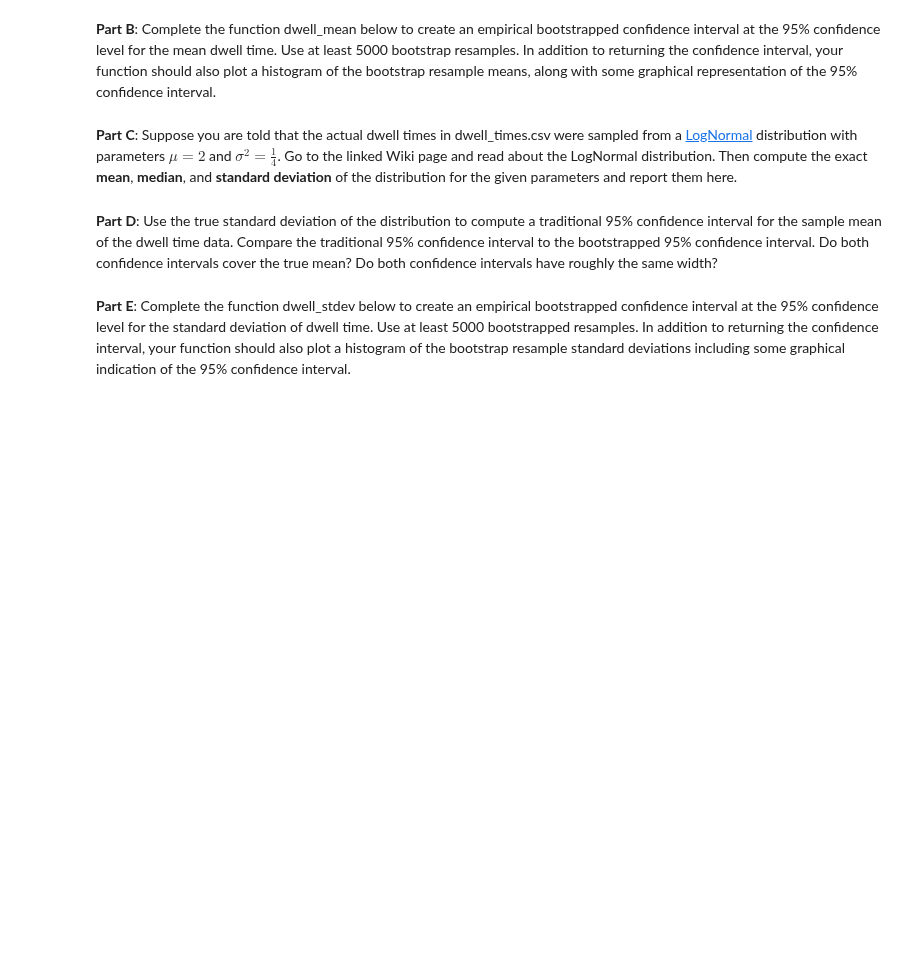
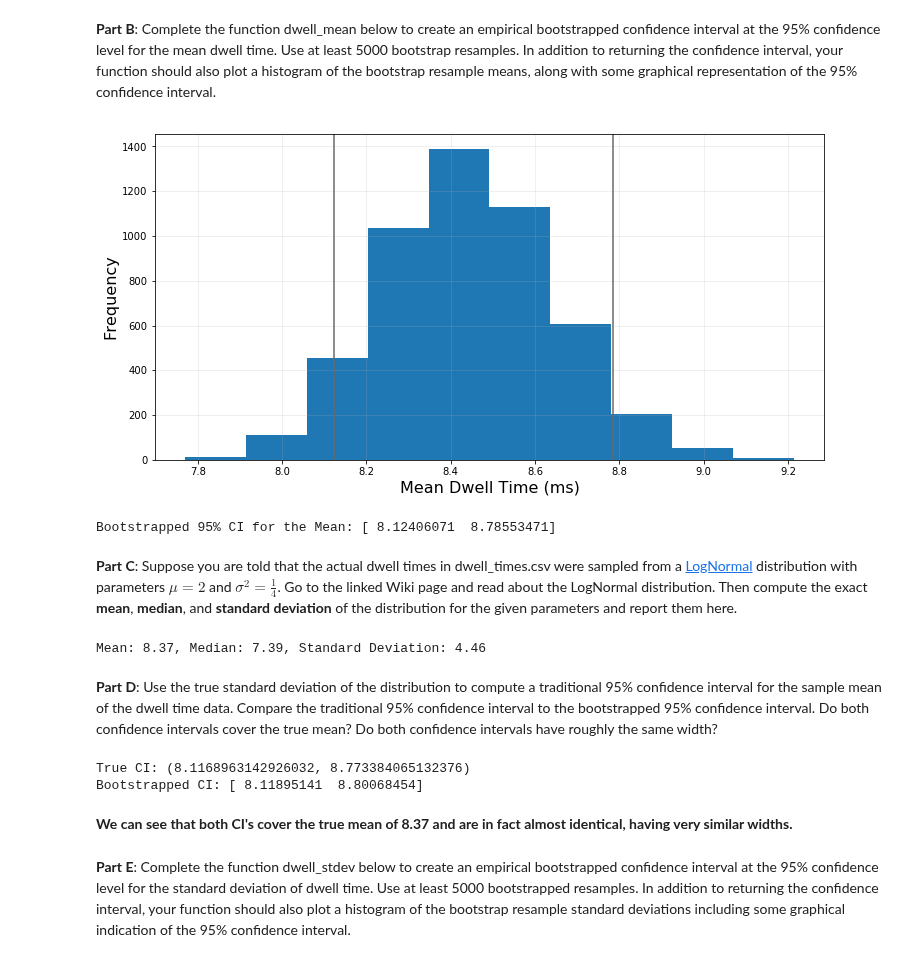
Before and after one commit to scuthbert/DataScience, a Jupyter notebook: hmwk/hmwk05/hmwk05.ipynb, the cells around one changed output. Saved outputs shown, nothing was run; the diff lists cells and outputs as text; code cells hidden in the pictures; blank space fills up the shorter version.

```diff
--- a/hmwk/hmwk05/hmwk05.ipynb
+++ b/hmwk/hmwk05/hmwk05.ipynb
@@ -281,6 +275,55 @@ def dwell_mean(df, num_boots=5000, isPlot=False):
+# %%
+def dwell_mean(df, num_boots=5000, isPlot=False):
+
+    CI = np.array([0.0, 1.0])
+
+    # resample the data num_boots time
+    # compute the sample means of each resample
+    resampled = np.zeros(num_boots)
+    for ii in range(num_boots):
+        resampled[ii] = np.mean(np.random.choice(df, size=(len(df)), replace=True))
+
+    CI[0] = np.percentile(resampled, 5)
+    CI[1] = np.percentile(resampled, 95)
+
+    if isPlot:
+        # TODO plot histogram
+        fig, ax = plt.subplots(nrows=1, ncols=1, figsize=(12,6))
+        ax.grid(True, alpha=0.25)
+        plt.ylabel('Frequency',fontsize=16)
+        plt.xlabel('Mean Dwell Time (ms)',fontsize=16)
+        plt.hist(resampled)
+        plt.axvline(CI[0], color="dimgrey")
+        plt.axvline(CI[1], color="dimgrey")
+        plt.show()
+
+    return CI
+
+
+print("Bootstrapped 95% CI for the Mean:", dwell_mean(dwellDf["dwell time"], isPlot=True))
+# %% [output]
+[figure, added]
+Bootstrapped 95% CI for the Mean: [ 8.12406071  8.78553471]
 # %% [markdown]
 **Part C**: Suppose you are told that the actual dwell times in dwell_times.csv were sampled from a [LogNormal]() distribution with parameters $\mu=2$ and $\sigma^2 = \frac{1}{4}$. Go to the linked Wiki page and read about the LogNormal distribution.  Then compute the exact **mean**, **median**, and **standard deviation** of the distribution for the given parameters and report them here.
+# %%
+from scipy.stats import lognorm
+mean = np.exp(2 + (1/4)/2)
+median = np.exp(2)
+var = (np.exp(1/4) - 1) * np.exp(2*2 + 1/4)
+std = np.sqrt(var)
+print("Mean: {0:1.2f}, Median: {1:1.2f}, Standard Deviation: {2:1.2f}".format(mean, median, std))
+# %% [output]
+Mean: 8.37, Median: 7.39, Standard Deviation: 4.46
 # %% [markdown]
 **Part D**: Use the true standard deviation of the distribution to compute a traditional 95% confidence interval for the sample mean of the dwell time data.  Compare the traditional 95% confidence interval to the bootstrapped 95% confidence interval. Do both confidence intervals cover the true mean?  Do both confidence intervals have roughly the same width?
+# %%
+print("True CI: " + str(indiv_ci(np.mean(dwellDf["dwell time"]), std, norm.ppf(0.95), len(dwellDf["dwell time"]))))
+print("Bootstrapped CI: " + str(dwell_mean(dwellDf["dwell time"])))
+# %% [output]
+True CI: (8.1168963142926032, 8.773384065132376)
+Bootstrapped CI: [ 8.11895141  8.80068454]
+# %% [markdown]
+**We can see that both CI's cover the true mean of 8.37 and are in fact almost identical, having very similar widths.**
 # %% [markdown]
 **Part E**: Complete the function dwell_stdev below to create an empirical bootstrapped confidence interval at the 95% confidence level for the standard deviation of dwell time.  Use at least 5000 bootstrapped resamples. In addition to returning the confidence interval, your function should also plot a histogram of the bootstrap resample standard deviations including some graphical indication of the 95% confidence interval.
```
Also changed, not shown: parts of 12 cells of this notebook, 2 other files.
